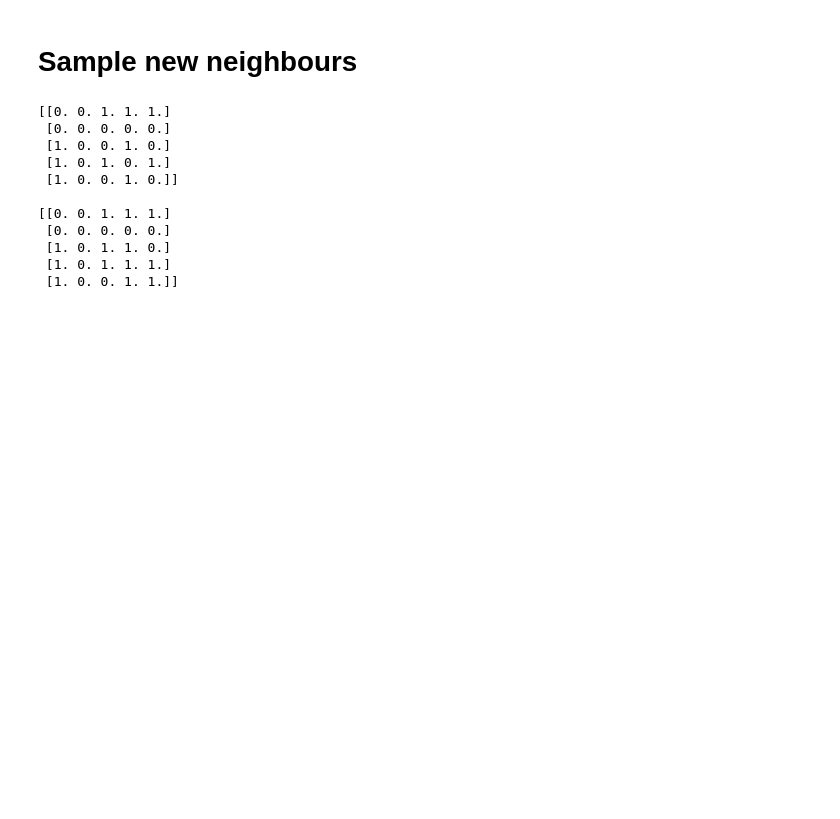
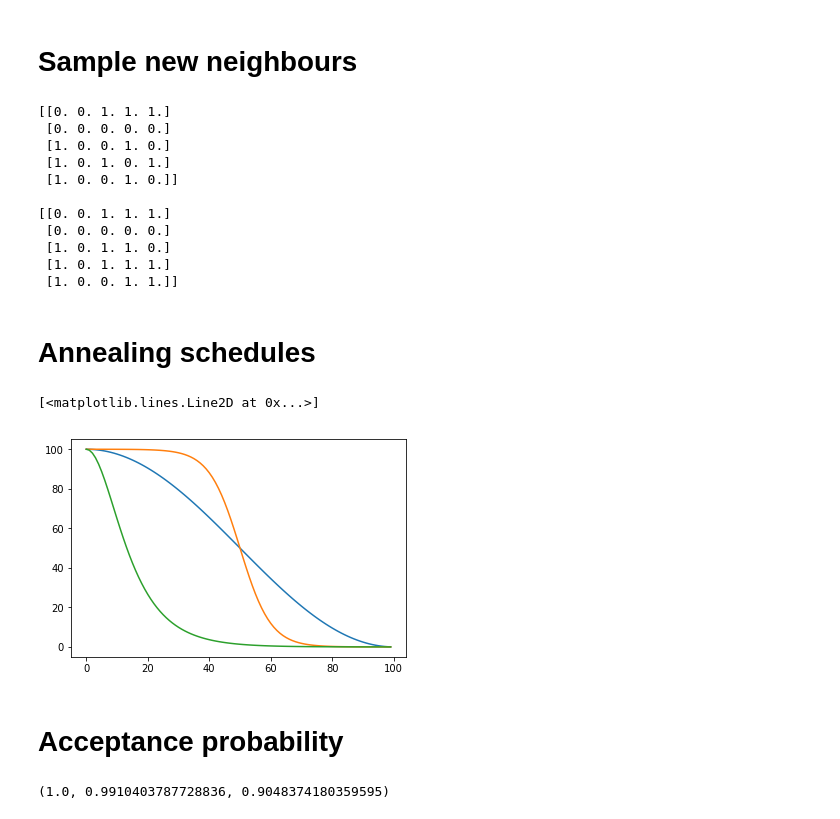
Before and after one commit to gsel9/delta-score, a Jupyter notebook: notebooks/gnlm.ipynb, the cells around one changed output. Drawn from its saved outputs; the diff is of its cells as text; code cells hidden in the pictures; blank space fills up the shorter version.

```diff
--- a/notebooks/gnlm.ipynb
+++ b/notebooks/gnlm.ipynb
@@ -517,0 +482,33 @@ def run_step(A, M, alpha=1, k=10):
+# %% [markdown]
+# Annealing schedules
+# %%
+# https://www.chegg.com/homework-help/questions-and-answers/hello-help-please-simulated-annealing-cooling-schedules-figure-1-various-cooling-schedules-q33202578
+
+f1 = lambda T0, x: 0.5 * T0 * (1 + np.cos(x * np.pi / len(x)))
+f2 = lambda T0, x: 0.5 * T0 * (1 - np.tanh(10 * x / len(x) - 5))
+f3 = lambda T0, x: T0 / np.cosh(10 * x / len(x))
+
+x = np.arange(100)
+
+plt.figure()
+plt.plot(f1(100, x))
+plt.plot(f2(100, x))
+plt.plot(f3(100, x))
+# %% [output]
+[<matplotlib.lines.Line2D at 0x...>]
+[figure, added]
+# %% [markdown]
+# Acceptance probability
+# %%
+def p_accept(E, E_new, T):
+
+    if E_new < E:
+        return 1.0
+
+    return np.exp(-1.0 * (E_new - E) / T)
+
+
+# Magnitude of T should be on the order of E, E_new
+p_accept(1000, 100, 100), p_accept(1, 10, 1000), p_accept(900, 1000, 1000)
+# %% [output]
+(1.0, 0.9910403787728836, 0.9048374180359595)
```
Also changed, not shown: parts of 26 cells of this notebook.
